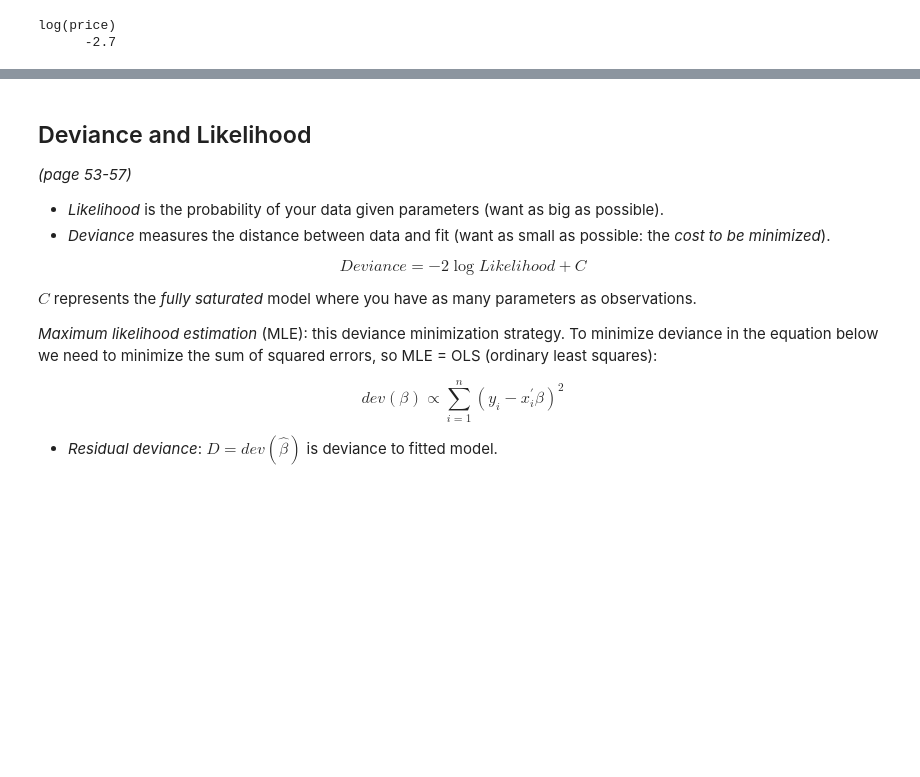
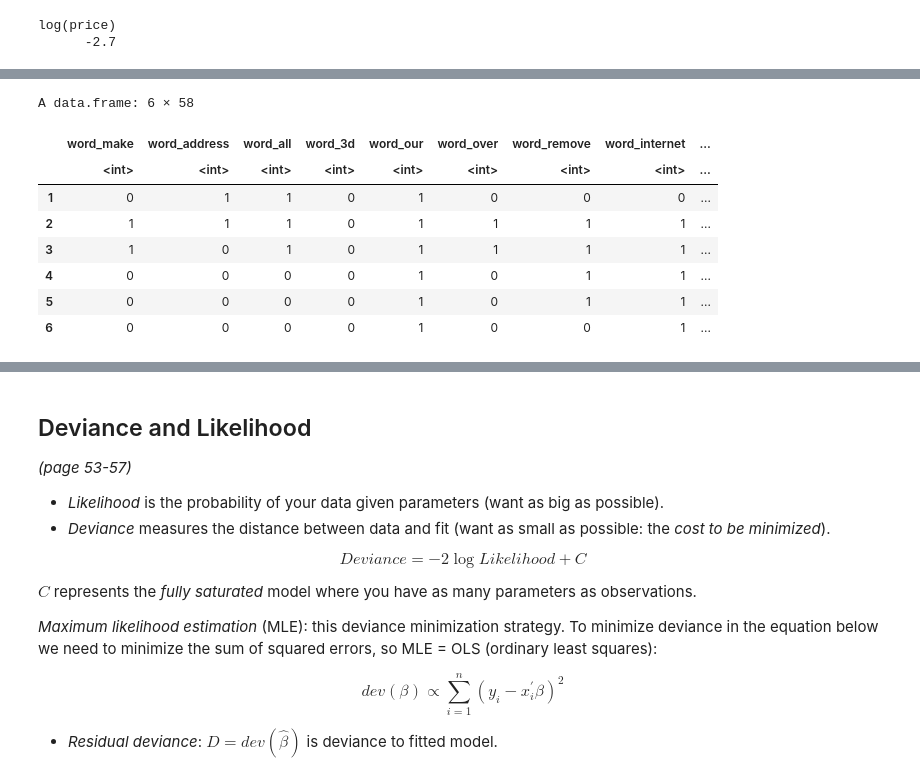
Before and after one commit to mkudija/taddy-business-data-science, a Jupyter notebook: 02-regression/01-linear-regression.ipynb, the cells around one changed output, grey strips where cells are left out. Cells and saved outputs as stored; diff of their text form; code cells hidden in the pictures; blank space fills up the shorter version.

```diff
--- a/02-regression/01-linear-regression.ipynb
+++ b/02-regression/01-linear-regression.ipynb
@@ -220,0 +236,14 @@ log(price)
+# %%
+data <- read.csv("https://raw.githubusercontent.com/TaddyLab/BDS/master/examples/spam.csv")
+write.csv(data,"spam.csv", row.names = FALSE)
+head(data)
+# %% [output]
+A data.frame: 6 × 58
+|  | word_make | word_address | word_all | word_3d | word_our | word_over | word_remove | word_internet | ... |
+|  | <int> | <int> | <int> | <int> | <int> | <int> | <int> | <int> | ... |
+| 1 | 0 | 1 | 1 | 0 | 1 | 0 | 0 | 0 | ... |
+| 2 | 1 | 1 | 1 | 0 | 1 | 1 | 1 | 1 | ... |
+| 3 | 1 | 0 | 1 | 0 | 1 | 1 | 1 | 1 | ... |
+| 4 | 0 | 0 | 0 | 0 | 1 | 0 | 1 | 1 | ... |
+| 5 | 0 | 0 | 0 | 0 | 1 | 0 | 1 | 1 | ... |
+| 6 | 0 | 0 | 0 | 0 | 1 | 0 | 0 | 1 | ... |
```
Also changed, not shown: parts of 23 cells of this notebook, 1 other file.
